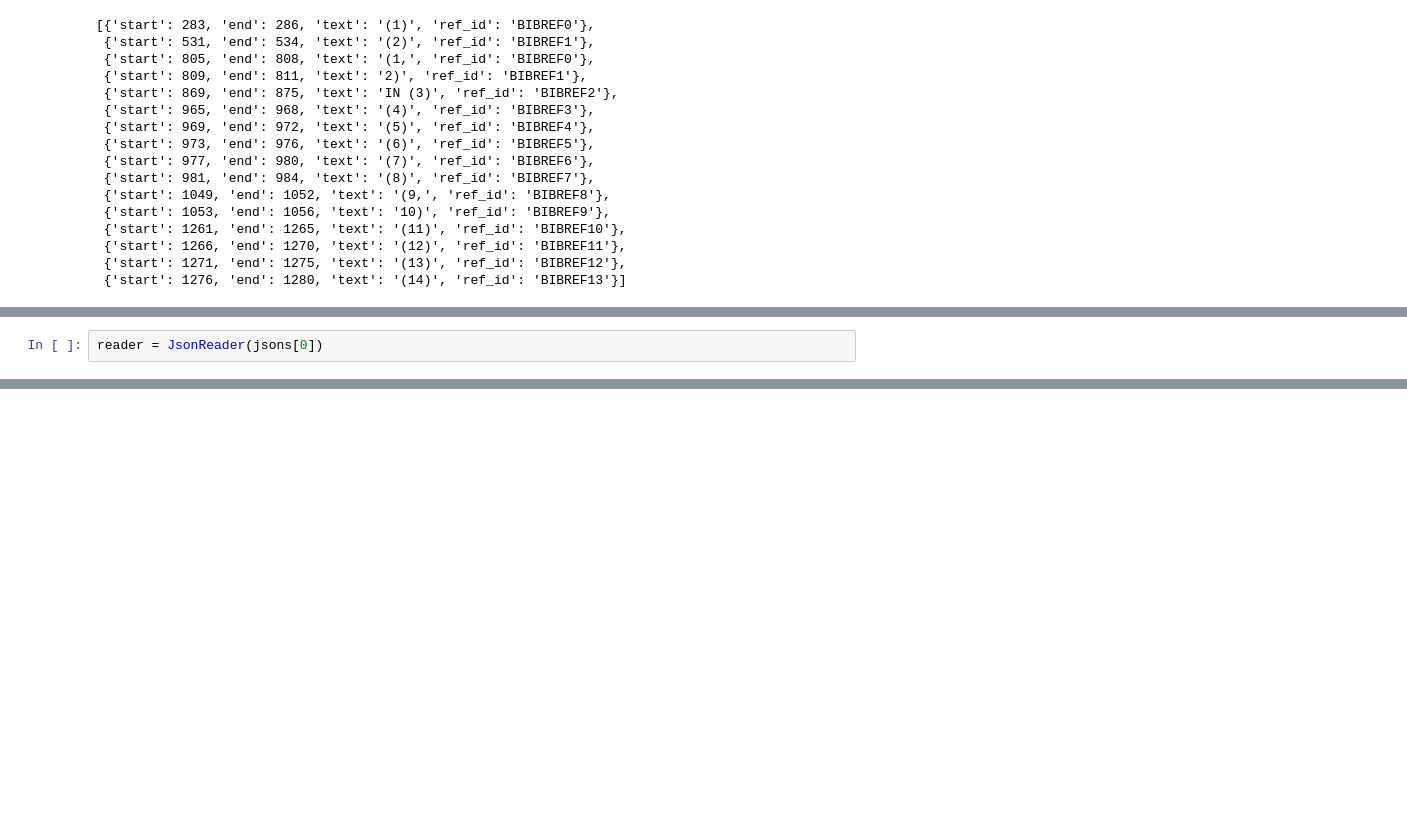
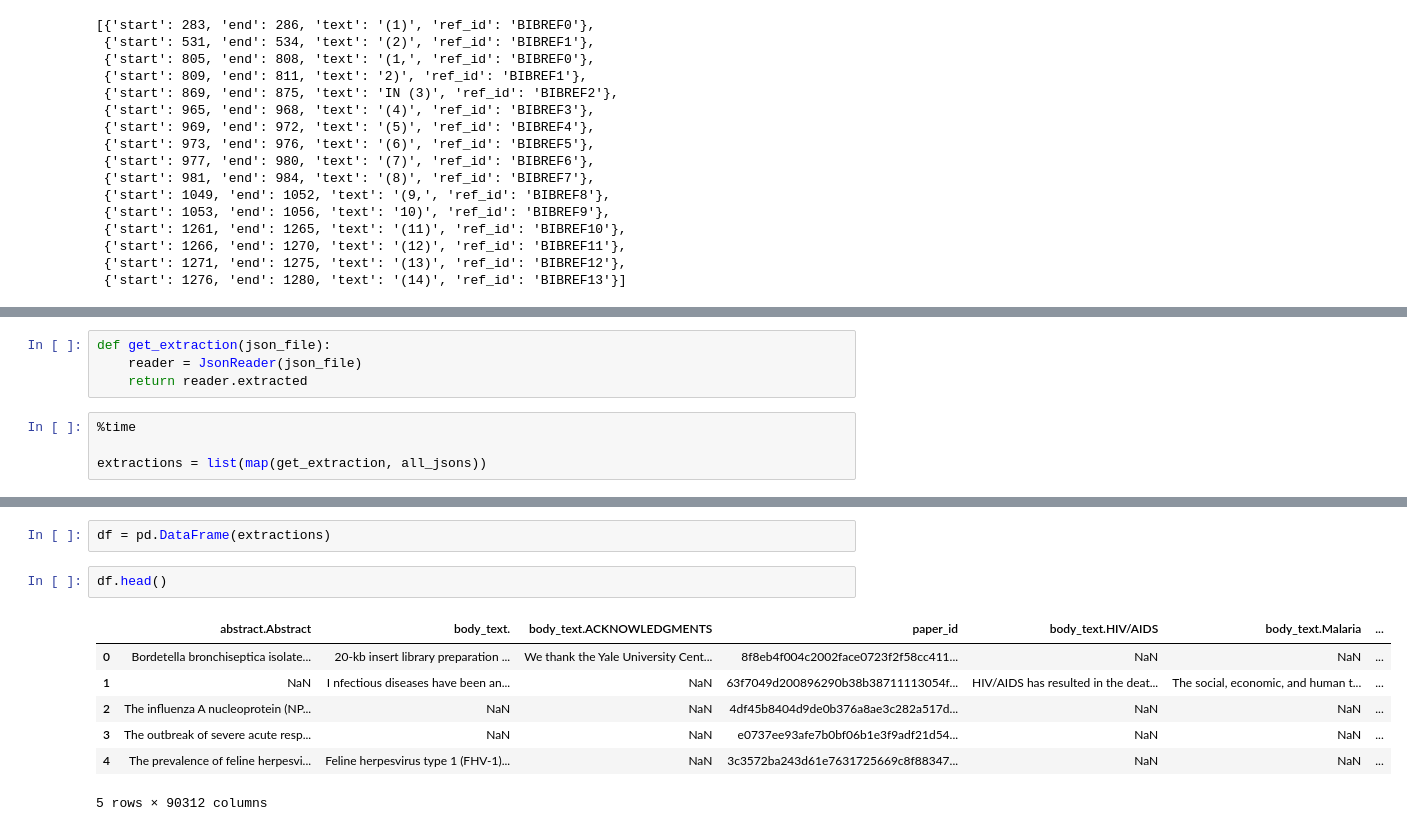
Before and after one commit to nasa-jpl-cord-19/text-processing, a Jupyter notebook: Dataset Preprocessing.ipynb, the cells around one changed output, grey strips where cells are left out. Drawn from its saved outputs; the diff is of its cells as text; blank space fills up the shorter version.

Commit message:
preprocessing to extract by text section

```diff
--- a/Dataset Preprocessing.ipynb
+++ b/Dataset Preprocessing.ipynb
@@ -299,5 +338,3 @@ class JsonReader():
 
         else:
             return text
-# %%
-reader = JsonReader(jsons[0])
@@ -324,0 +341,8 @@ defaultdict(str,
+# %%
+def get_extraction(json_file):
+    reader = JsonReader(json_file)
+    return reader.extracted
+# %%
+%time
+
+extractions = list(map(get_extraction, all_jsons))
@@ -324,0 +352,12 @@ defaultdict(str,
+# %%
+df = pd.DataFrame(extractions)
+# %%
+df.head()
+# %% [output]
+|  | abstract.Abstract | body_text. | body_text.ACKNOWLEDGMENTS | paper_id | body_text.HIV/AIDS | body_text.Malaria | ... |
+| 0 | Bordetella bronchiseptica isolate... | 20-kb insert library preparation ... | We thank the Yale University Cent... | 8f8eb4f004c2002face0723f2f58cc411... | NaN | NaN | ... |
+| 1 | NaN | I nfectious diseases have been an... | NaN | 63f7049d200896290b38b38711113054f... | HIV/AIDS has resulted in the deat... | The social, economic, and human t... | ... |
+| 2 | The influenza A nucleoprotein (NP... | NaN | NaN | 4df45b8404d9de0b376a8ae3c282a517d... | NaN | NaN | ... |
+| 3 | The outbreak of severe acute resp... | NaN | NaN | e0737ee93afe7b0bf06b1e3f9adf21d54... | NaN | NaN | ... |
+| 4 | The prevalence of feline herpesvi... | Feline herpesvirus type 1 (FHV-1)... | NaN | 3c3572ba243d61e7631725669c8f88347... | NaN | NaN | ... |
+5 rows × 90312 columns
```
Also changed, not shown: parts of 9 cells of this notebook.
